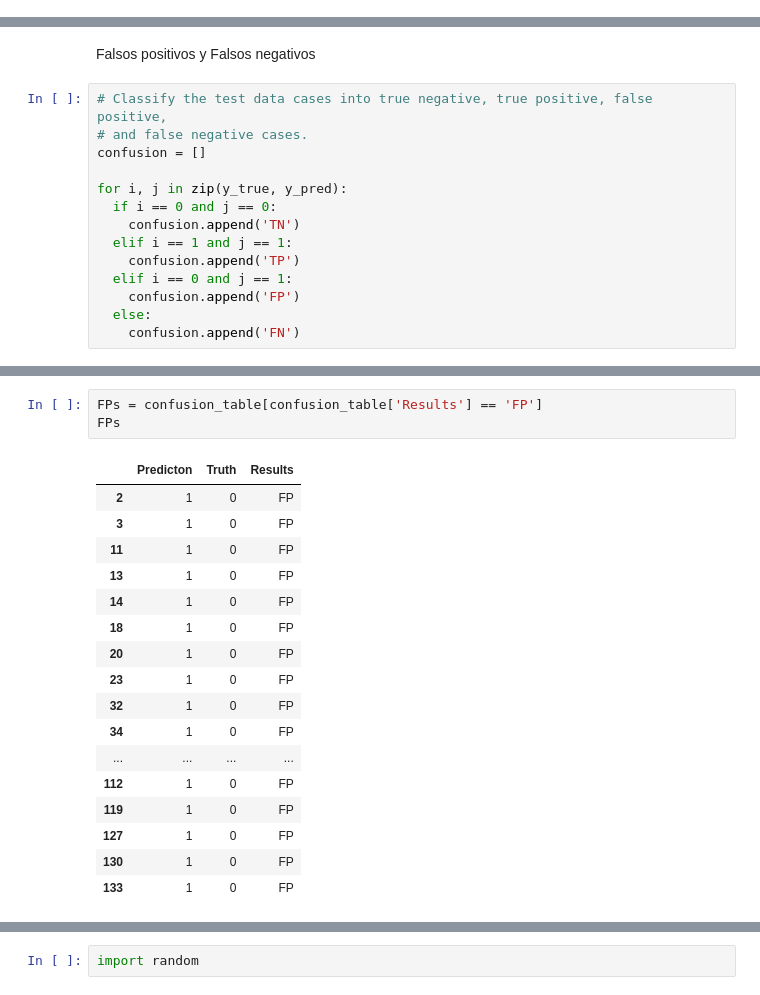
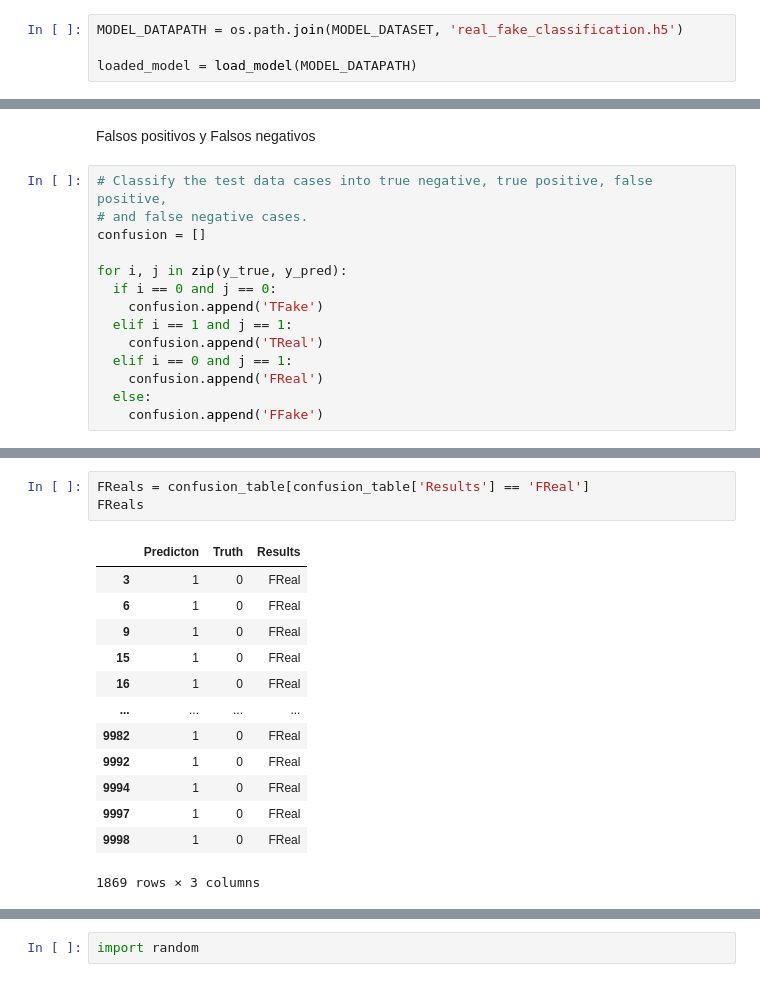
Before and after one commit to 4ndrees/TFG, a Jupyter notebook: ResNet/ResNet.ipynb, the cells around one changed output, grey strips where cells are left out. Saved outputs shown, nothing was run; the diff lists cells and outputs as text.

```diff
--- a/ResNet/ResNet.ipynb
+++ b/ResNet/ResNet.ipynb
@@ -224,3 +220,7 @@ WARNING:absl:Compiled the loaded model, but the compiled metrics have yet to be
+# %%
+MODEL_DATAPATH = os.path.join(MODEL_DATASET, 'real_fake_classification.h5')
+
+loaded_model = load_model(MODEL_DATAPATH)
 # %% [markdown]
 Realizamos las predicciones con los datos de test
 # %%
@@ -313,13 +301,13 @@ confusion = []
 
 for i, j in zip(y_true, y_pred):
   if i == 0 and j == 0:
-    confusion.append('TN')
+    confusion.append('TFake')
   elif i == 1 and j == 1:
-    confusion.append('TP')
+    confusion.append('TReal')
   elif i == 0 and j == 1:
-    confusion.append('FP')
+    confusion.append('FReal')
   else:
-    confusion.append('FN')
+    confusion.append('FFake')
 # %%
 confusion_table = pd.DataFrame(data = confusion, columns = ["Results"])
 confusion_table
@@ -360,22 +348,18 @@ confusion_table
 # %%
-FPs = confusion_table[confusion_table['Results'] == 'FP']
-FPs
+FReals = confusion_table[confusion_table['Results'] == 'FReal']
+FReals
 # %% [output]
 |  | Predicton | Truth | Results |
-| 2 | 1 | 0 | FP |
-| 3 | 1 | 0 | FP |
-| 11 | 1 | 0 | FP |
-| 13 | 1 | 0 | FP |
-| 14 | 1 | 0 | FP |
-| 18 | 1 | 0 | FP |
-| 20 | 1 | 0 | FP |
-| 23 | 1 | 0 | FP |
-| 32 | 1 | 0 | FP |
-| 34 | 1 | 0 | FP |
+| 3 | 1 | 0 | FReal |
+| 6 | 1 | 0 | FReal |
+| 9 | 1 | 0 | FReal |
+| 15 | 1 | 0 | FReal |
+| 16 | 1 | 0 | FReal |
 | ... | ... | ... | ... |
-| 112 | 1 | 0 | FP |
-| 119 | 1 | 0 | FP |
-| 127 | 1 | 0 | FP |
-| 130 | 1 | 0 | FP |
-| 133 | 1 | 0 | FP |
+| 9982 | 1 | 0 | FReal |
+| 9992 | 1 | 0 | FReal |
+| 9994 | 1 | 0 | FReal |
+| 9997 | 1 | 0 | FReal |
+| 9998 | 1 | 0 | FReal |
+1869 rows × 3 columns
 # %%
```
Also changed, not shown: parts of 24 cells of this notebook, 6 other files.
